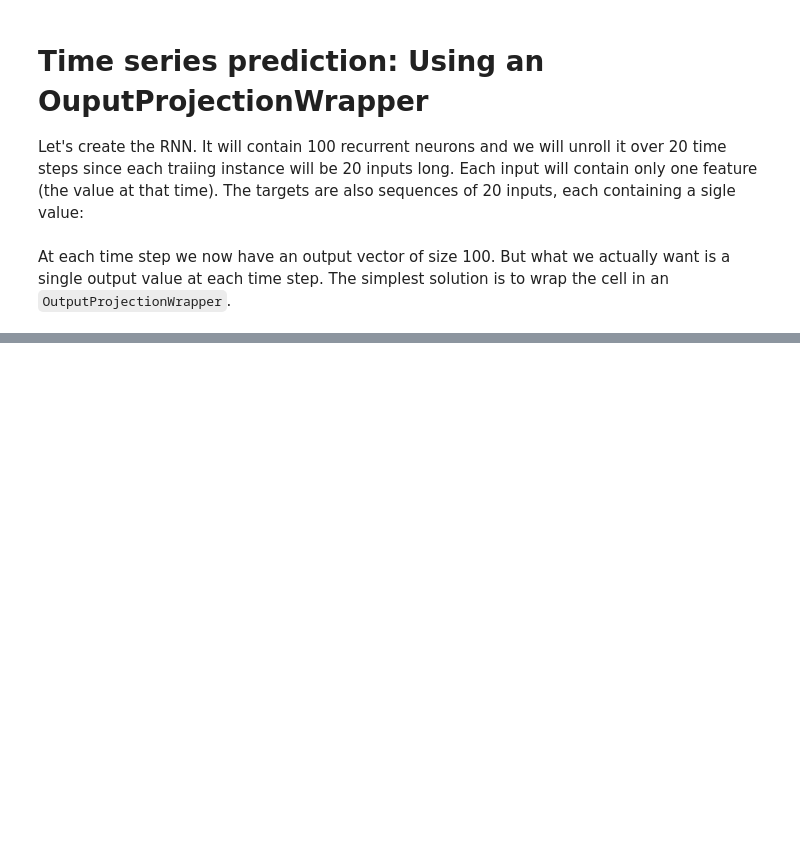
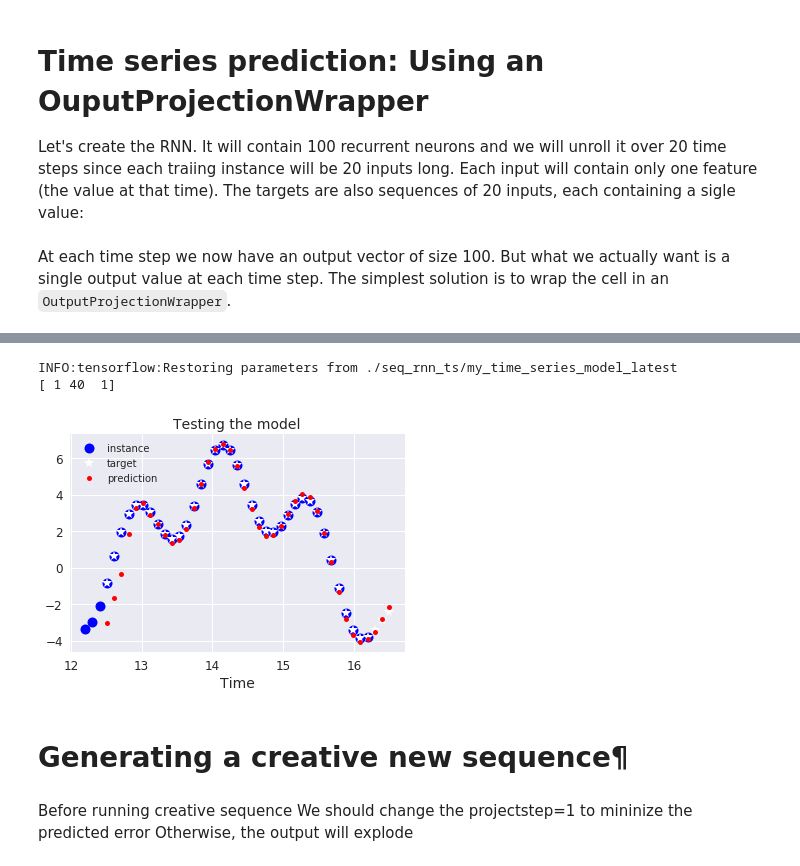
Before and after one commit to dexterchan/Hands-on-tenorflow-sklearn-classwork, a Jupyter notebook: Chapter14_recurrent_network.ipynb, the cells around one changed output, grey strips where cells are left out. Cells and saved outputs as stored; diff of their text form; code cells hidden in the pictures; blank space fills up the shorter version.

```diff
--- a/Chapter14_recurrent_network.ipynb
+++ b/Chapter14_recurrent_network.ipynb
@@ -451,7 +451,7 @@ with tf.Session() as sess:
     init.run()
     #restore file
     if my_file.is_file():
-        saver.restore(sess, "./my_model_RNN_latest.ckpt")
+        saver.restore(sess, "./seq_rnn/my_model_RNN_latest.ckpt")
         print("Loaded model from {0}".format(my_file.absolute))
     else:
         print("Failed to load file {0}".format(my_file.absolute))
@@ -584,7 +583,7 @@ with tf.name_scope("training"):
 
 init = tf.global_variables_initializer()
 # %%
-def trainingTimeSeries(init,training_op,loss,batch_size,n_iterations,n_steps,prjStep):
+def trainingTimeSeries(init,training_op,loss,X,y,batch_size,n_iterations,n_steps,prjStep):
   saver = tf.train.Saver()
 
   file_writer = tf.summary.FileWriter("./model_reuse/RNN_time_series", tf.get_default_graph())
@@ -596,27 +595,27 @@ def trainingTimeSeries(init,training_op,loss,batch_size,n_iterations,n_steps,prj
           sess.run(training_op, feed_dict={X: X_batch, y: y_batch})
 
           if iteration % 100 == 0:
-              saver.save(sess, "./my_time_series_model{0}".format(iteration)) # not shown in the book
+              saver.save(sess, "./seq_rnn_ts/my_time_series_model{0}".format(iteration)) # not shown in the book
               mse = loss.eval(feed_dict={X: X_batch, y: y_batch})
               print(iteration, "\tMSE:", mse)
-              saver.save(sess, "./my_time_series_model_latest") # not shown in the book
+              saver.save(sess, "./seq_rnn_ts/my_time_series_model_latest") # not shown in the book
           else:
               mse_str = mse_summary.eval(feed_dict={X: X_batch, y: y_batch})
               file_writer.add_summary(mse_str, iteration)
-      saver.save(sess, "./my_time_series_model_latest") # not shown in the book
+      saver.save(sess, "./seq_rnn_ts/my_time_series_model_latest") # not shown in the book
 # %%
 n_iterations = 1500
 batch_size = 50
-projectStep=1
-Training=False
+projectStep=5
+Training=True
 
 t_instance = np.linspace(12.2, 12.2 + resolution * (n_steps + projectStep), n_steps + projectStep)
 
 if(Training):
-  trainingTimeSeries(init,training_op,loss,batch_size,n_iterations,n_steps, projectStep)
+  trainingTimeSeries(init,training_op,loss,X,y,batch_size,n_iterations,n_steps, projectStep)
 else:
   with tf.Session() as sess:                          # not shown in the book
-    saver.restore(sess, "./my_time_series_model")   # not shown
+    saver.restore(sess, "./seq_rnn_ts/my_time_series_model_latest")   # not shown
 
     X_new = time_series(np.array(t_instance[:-1*projectStep].reshape(-1, n_steps, n_inputs)))
     y_pred = sess.run(outputs, feed_dict={X: X_new})
@@ -682,0 +723,14 @@ next_batch(50, 20,2)
+# %%
+reset_graph()
+init,training_op,loss,X,y,outputs=defineRNN_Seq(n_inputs,n_neurons,n_outputs,n_steps)
+saver = tf.train.Saver()
+with tf.Session() as sess:                          # not shown in the book
+
+    saver.restore(sess, "./seq_rnn_ts/my_time_series_model_latest")   # not shown
+
+    X_new = time_series(np.array(t_instance[:-1*projectStep].reshape(-1, n_steps, n_inputs)))
+    print(sess.run(tf.shape(X), feed_dict={X: X_new}))
+    y_pred = sess.run(outputs, feed_dict={X: X_new})
+# %% [output]
+INFO:tensorflow:Restoring parameters from ./seq_rnn_ts/my_time_series_model_latest
+[ 1 40  1]
@@ -682,0 +740,22 @@ next_batch(50, 20,2)
+# %%
+if(not Training):
+  np.shape(y_pred)
+  np.shape(t_instance)
+  plt.title("Testing the model", fontsize=14)
+  plt.plot(t_instance[:-1*projectStep], time_series(t_instance[:-1*projectStep]), "bo", markersize=10, label="instance")
+  plt.plot(t_instance[projectStep:], time_series(t_instance[projectStep:]), "w*", markersize=10, label="target")
+  plt.plot(t_instance[projectStep:], y_pred[0,:,0], "r.", markersize=10, label="prediction")
+  plt.legend(loc="upper left")
+  plt.xlabel("Time")
+
+  plt.show()
+  t_instance[:-1 * 2]
+  next_batch(50, 20,2)
+# %% [output]
+[figure, added]
+# %% [markdown]
+# Generating a creative new sequence¶
+# %% [markdown]
+Before running creative sequence
+We should change the projectstep=1 to mininize the predicted error
+Otherwise, the output will explode
```
Also changed, not shown: parts of 18 cells of this notebook.
